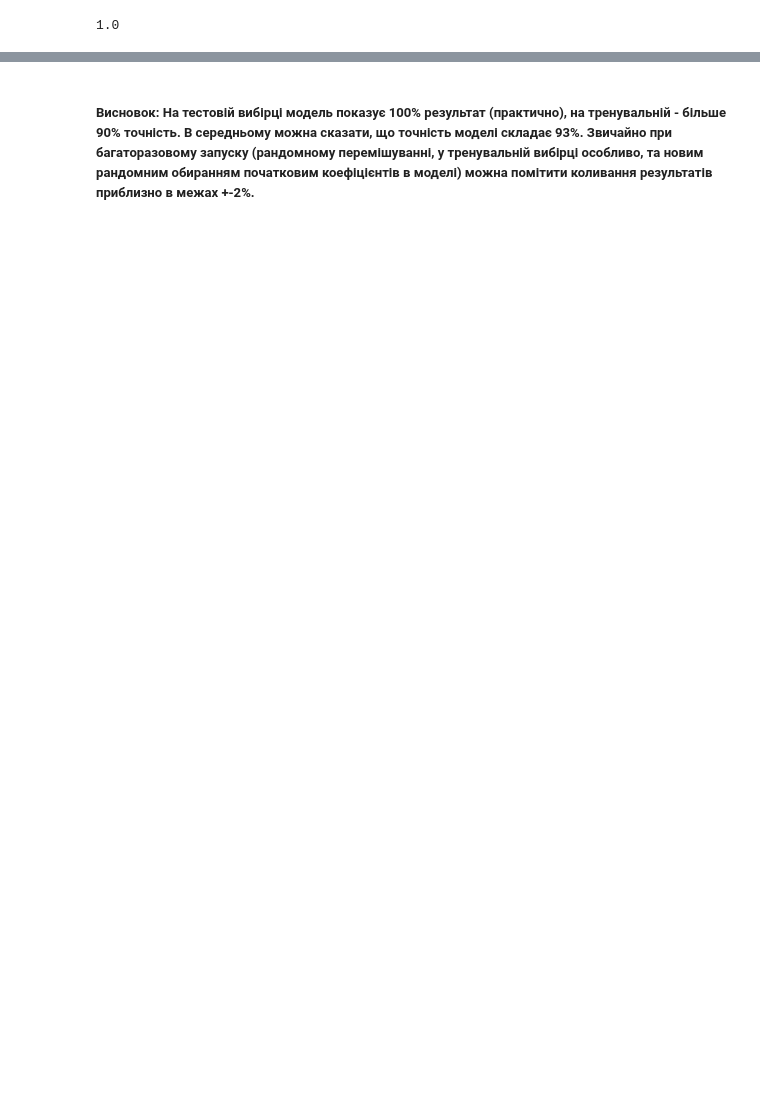
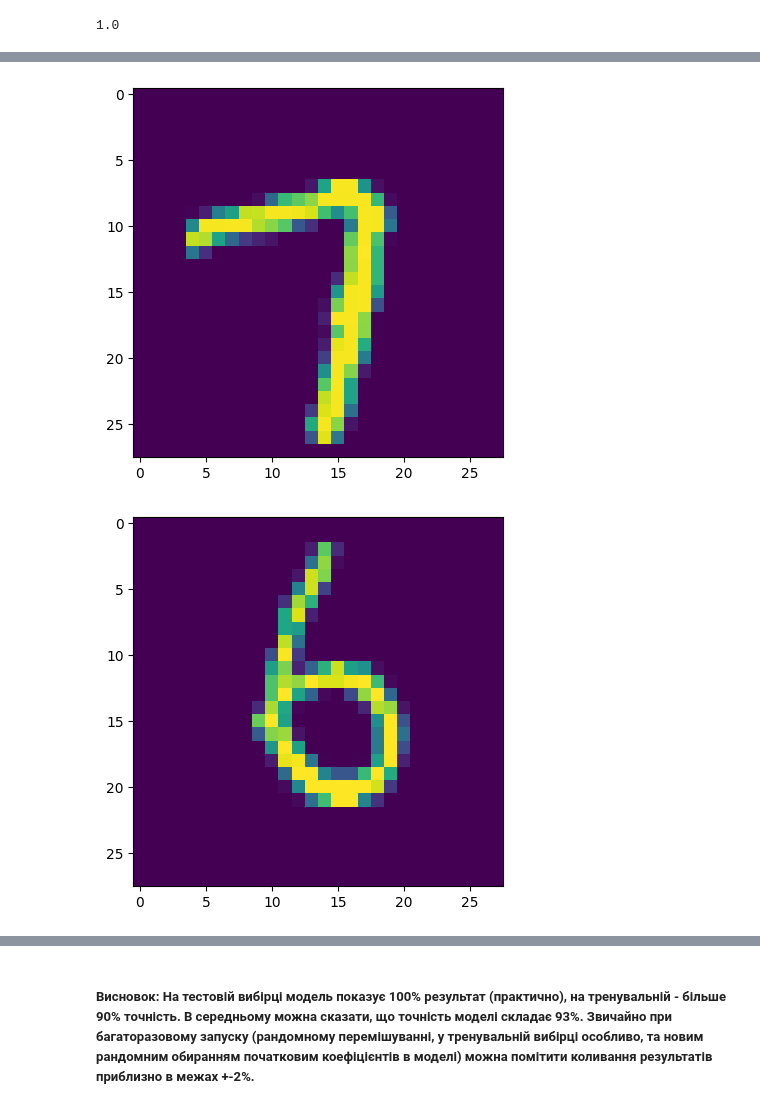
Before and after one commit to DenysTantsiura/datas, a Jupyter notebook: Hw_8/tensorflow_mnist_hw8.ipynb, the cells around one changed output, grey strips where cells are left out. Saved outputs shown, nothing was run; the diff lists cells and outputs as text; code cells hidden in the pictures; blank space fills up the shorter version.

```diff
--- a/Hw_8/tensorflow_mnist_hw8.ipynb
+++ b/Hw_8/tensorflow_mnist_hw8.ipynb
@@ -321,0 +323,27 @@ for q, qq in test_data.take(1):
+# %%
+from io import BytesIO
+from IPython.display import display, Image
+import PIL
+
+
+def display_img_array(ima):
+    im = PIL.Image.fromarray(ima)
+    bio = BytesIO()
+    im.save(bio, format='png')
+    display(Image(bio.getvalue(), format='png'))
+
+for x_t, y_t in test_data.take(2):
+    ima = (x_t.numpy()[1].reshape(28, 28) * 255).astype(np.uint8)
+    display_img_array(ima)
+# %%
+from matplotlib.pyplot import imshow
+from IPython.display import display
+
+for x_t, y_t in test_data.take(2):
+    plt.imshow(np.asarray(Image.fromarray((x_t.numpy()[1].reshape(28, 28) * 255).astype(np.uint8))))
+    plt.show()
+    # display(Image.fromarray((x_t.numpy()[1].reshape(28, 28) * 255).astype(np.uint8)))
+    # imshow(np.asarray(Image.fromarray((x_t.numpy()[1].reshape(28, 28) * 255).astype(np.uint8)).show()))
+# %% [output]
+[figure, added]
+[figure, added]
```
Also changed, not shown: parts of 14 cells of this notebook, 2 other files.
